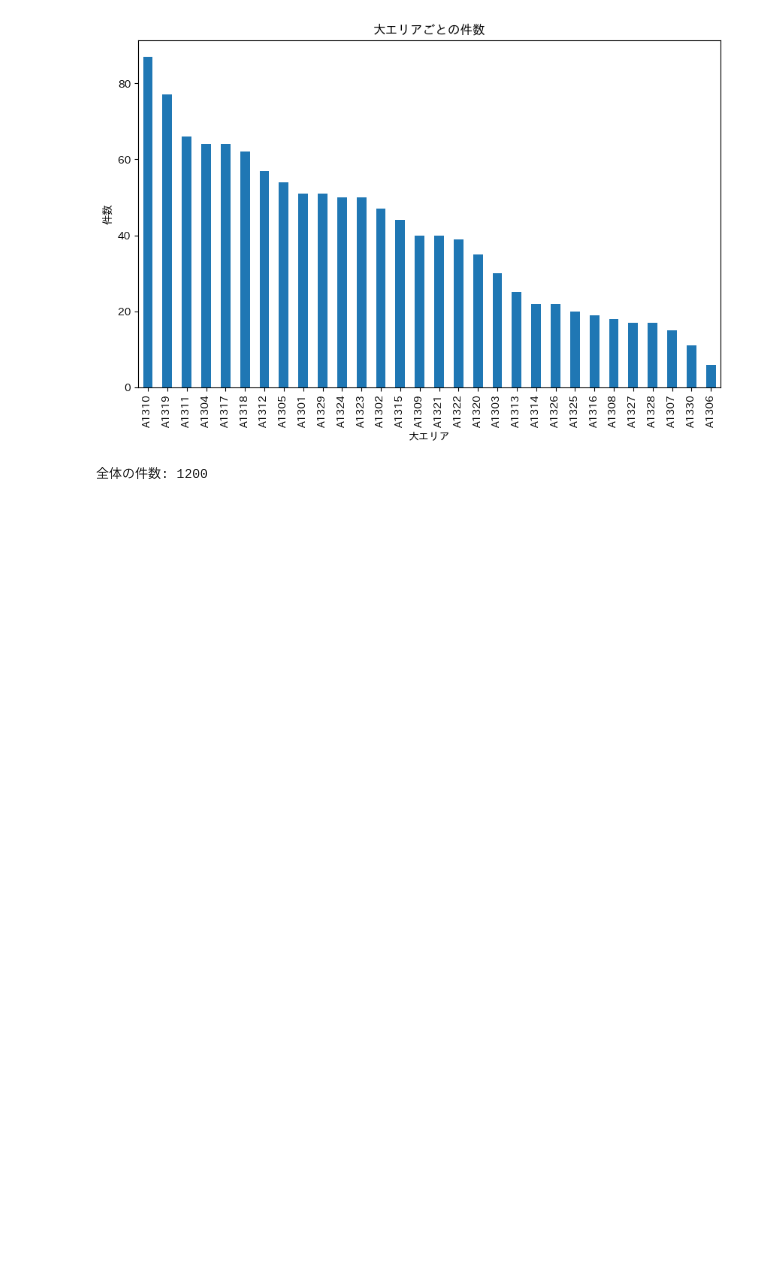
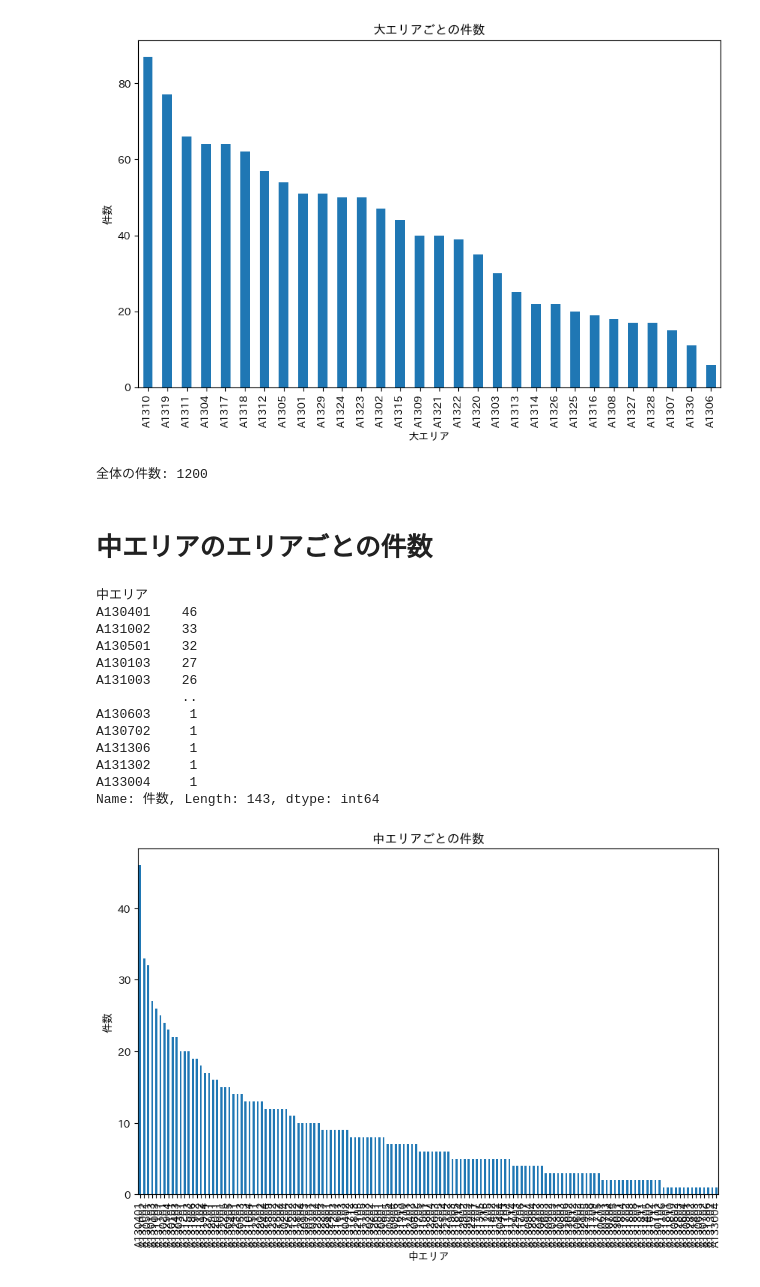
Before and after one commit to nununuma-sabu/kuso_application, a Jupyter notebook: ramen/area_analyze.ipynb, the cells around one changed output. Saved outputs shown, nothing was run; the diff lists cells and outputs as text; code cells hidden in the pictures; blank space fills up the shorter version.

```diff
--- a/ramen/area_analyze.ipynb
+++ b/ramen/area_analyze.ipynb
@@ -53,3 +53,32 @@ total = area_counts.sum()
 print('全体の件数:', total)
 # %% [output]
 全体の件数: 1200
+# %% [markdown]
+# 中エリアのエリアごとの件数
+# %%
+# 大エリアごとの件数を表示
+area_counts2 = df.groupby('中エリア')['件数'].sum().sort_values(ascending=False)
+print(area_counts2)
+
+# 棒グラフでプロット
+plt.figure(figsize=(10, 6))
+area_counts2.plot(kind='bar')
+plt.title('中エリアごとの件数')
+plt.xlabel('中エリア')
+plt.ylabel('件数')
+plt.show()
+# %% [output]
+中エリア
+A130401    46
+A131002    33
+A130501    32
+A130103    27
+A131003    26
+           ..
+A130603     1
+A130702     1
+A131306     1
+A131302     1
+A133004     1
+Name: 件数, Length: 143, dtype: int64
+[figure, added]
```
